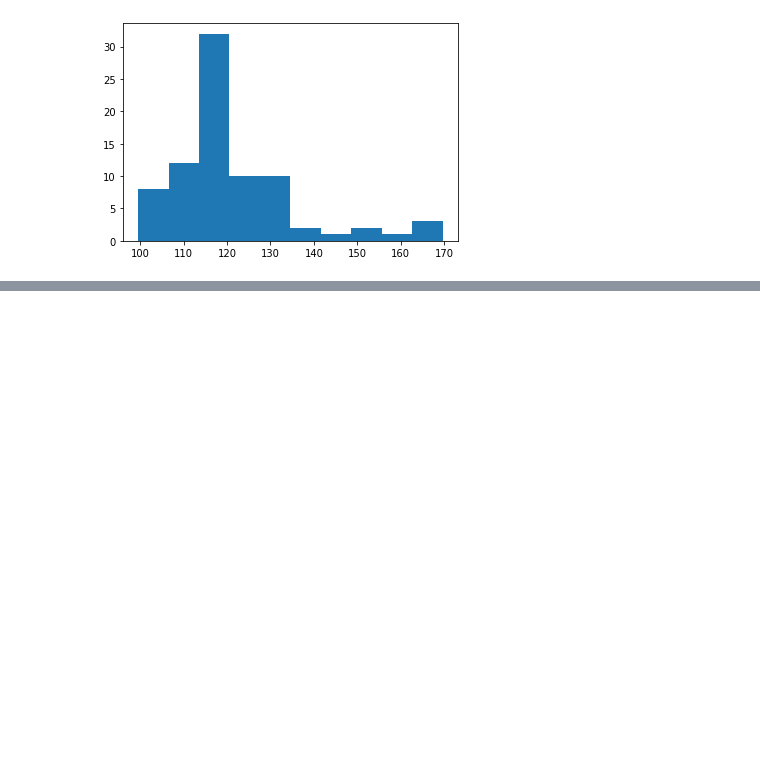
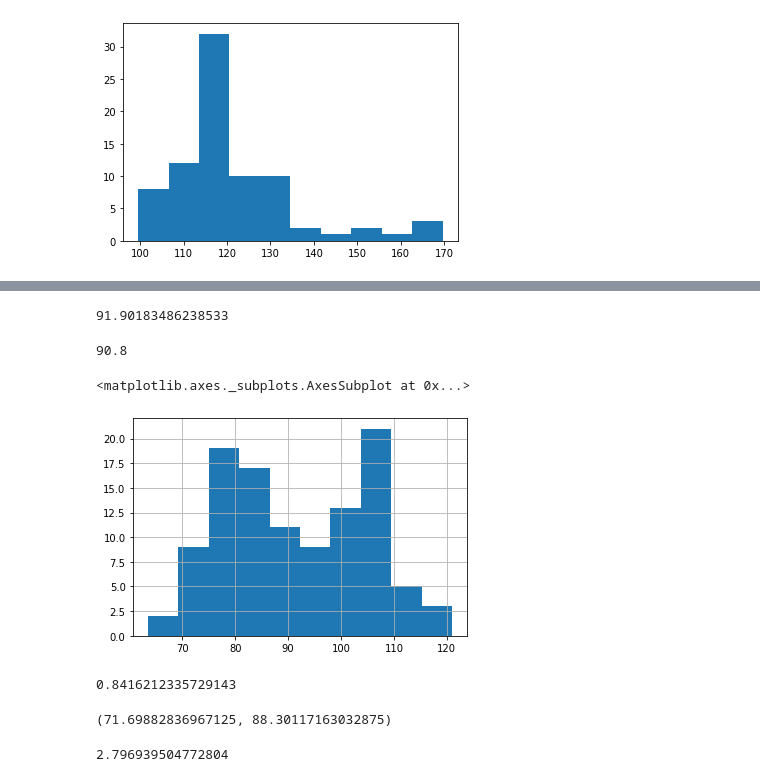
Before and after one commit to VardaanThapa/DS_assignments, a Jupyter notebook: Basics_1.ipynb, the cells around one changed output, grey strips where cells are left out. Cells and saved outputs as stored; diff of their text form; code cells hidden in the pictures; blank space fills up the shorter version.

```diff
--- a/Basics_1.ipynb
+++ b/Basics_1.ipynb
@@ -76,0 +112,27 @@ plt.hist(df["SP"])
+# %%
+df = pd.read_csv("wc-at.csv")
+# %%
+df.Waist.mean()
+# %% [output]
+91.90183486238533
+# %%
+df.Waist.median()
+# %% [output]
+90.8
+# %%
+df.Waist.hist()
+# %% [output]
+<matplotlib.axes._subplots.AxesSubplot at 0x...>
+[figure, added]
+# %%
+stats.norm.ppf(0.80)
+# %% [output]
+0.8416212335729143
+# %%
+stats.t.interval(0.90,loc=80,scale=5,df=100)
+# %% [output]
+(71.69882836967125, 88.30117163032875)
+# %%
+stats.t.ppf(0.995,df=24)
+# %% [output]
+2.796939504772804
```
Also changed, not shown: parts of 7 cells of this notebook.
